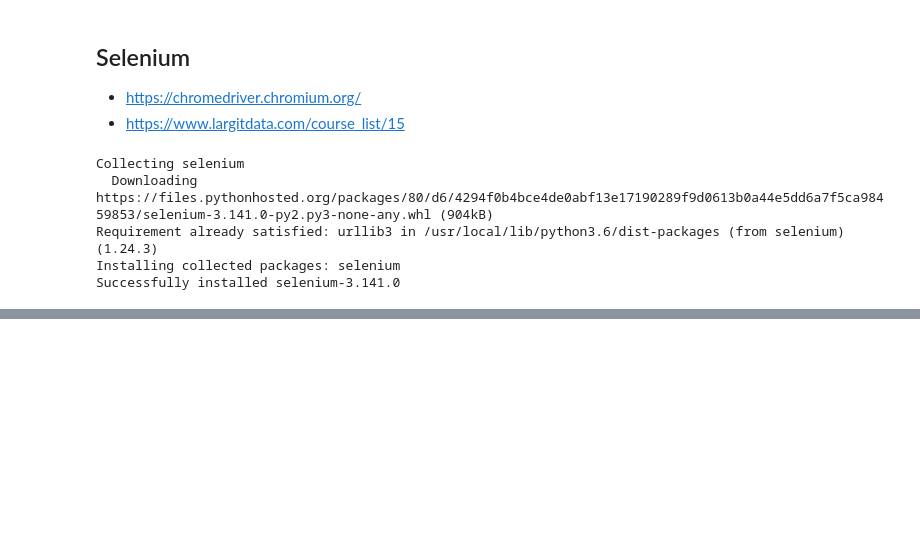
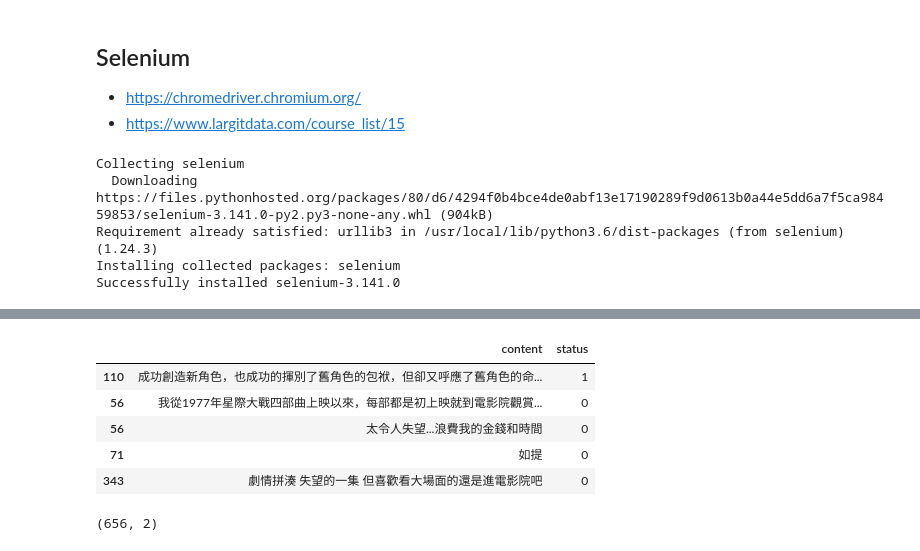
Before and after one commit to ywchiu/tibame_tm, a Jupyter notebook: Demo20200902.ipynb, the cells around one changed output, grey strips where cells are left out. Drawn from its saved outputs; the diff is of its cells as text; code cells hidden in the pictures; blank space fills up the shorter version.

```diff
--- a/Demo20200902.ipynb
+++ b/Demo20200902.ipynb
@@ -189,0 +249,18 @@ driver.execute_script("window.scrollTo(0, document.body.scrollHeight);")
+# %%
+df2['status'] = df2['status'].replace({'good':1, 'bad': 0})
+# %%
+from sklearn.model_selection import train_test_split
+train_df, eval_df = train_test_split(df2, test_size = 0.33, random_state = 42)
+# %%
+train_df.head()
+# %% [output]
+|  | content | status |
+| 110 | 成功創造新角色，也成功的揮別了舊角色的包袱，但卻又呼應了舊角色的命... | 1 |
+| 56 | 我從1977年星際大戰四部曲上映以來，每部都是初上映就到電影院觀賞... | 0 |
+| 56 | 太令人失望...浪費我的金錢和時間 | 0 |
+| 71 | 如提 | 0 |
+| 343 | 劇情拼湊 失望的一集 但喜歡看大場面的還是進電影院吧 | 0 |
+# %%
+train_df.shape
+# %% [output]
+(656, 2)
```
Also changed, not shown: parts of 46 cells of this notebook.
